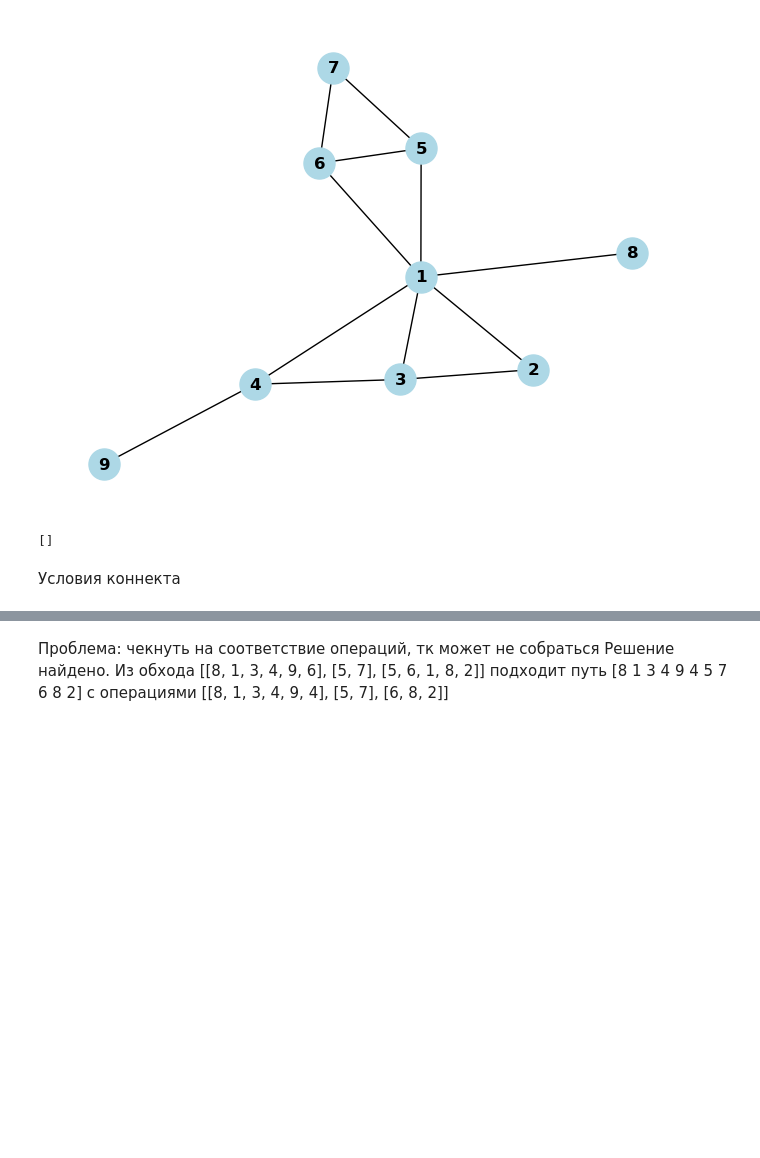
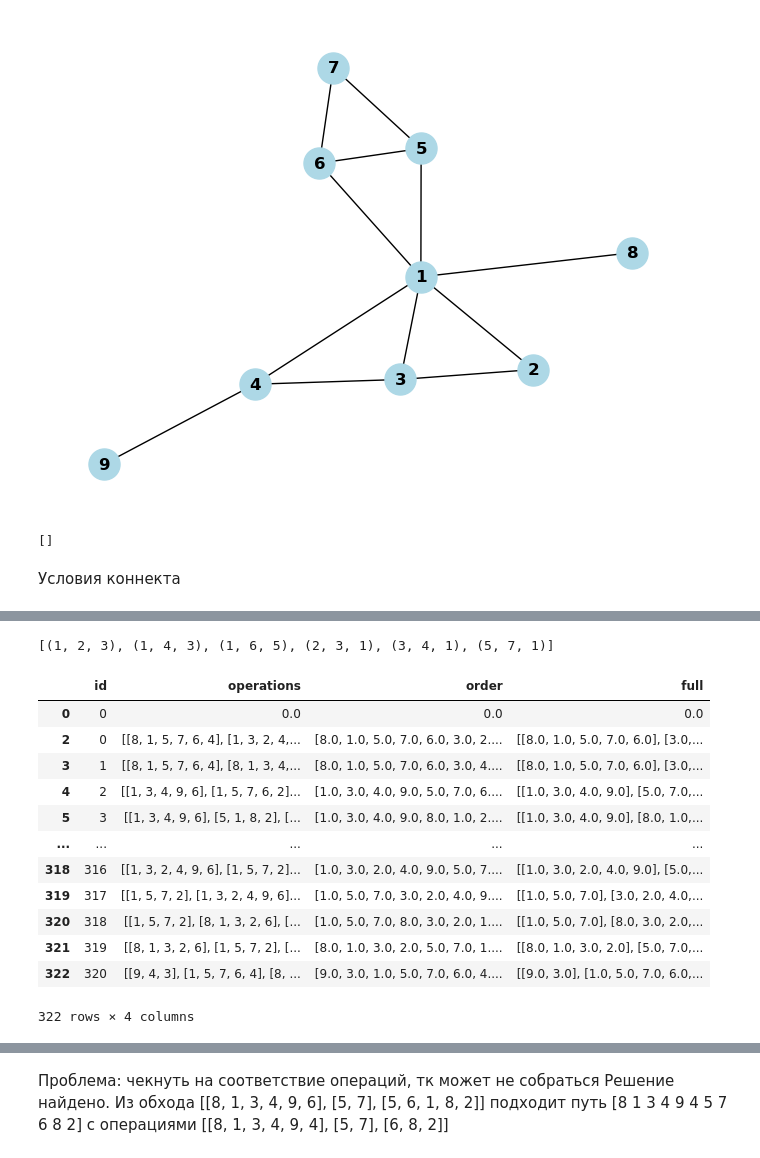
Before and after one commit to Xbostick/graph_analyzer, a Jupyter notebook: graph_analiser_v2.ipynb, the cells around one changed output, grey strips where cells are left out. Drawn from its saved outputs; the diff is of its cells as text; code cells hidden in the pictures; blank space fills up the shorter version.

```diff
--- a/graph_analiser_v2.ipynb
+++ b/graph_analiser_v2.ipynb
@@ -386,0 +607,4 @@ array([ 0,  4,  0,  3,  5,  6,  7,  0,  7,  8,  7,  0,  2,  9, 10,  1,  7])
+# %%
+restrictions
+# %% [output]
+[(1, 2, 3), (1, 4, 3), (1, 6, 5), (2, 3, 1), (3, 4, 1), (5, 7, 1)]
@@ -386,0 +613,16 @@ array([ 0,  4,  0,  3,  5,  6,  7,  0,  7,  8,  7,  0,  2,  9, 10,  1,  7])
+# %%
+solutions
+# %% [output]
+|  | id | operations | order | full |
+| 0 | 0 | 0.0 | 0.0 | 0.0 |
+| 2 | 0 | [[8, 1, 5, 7, 6, 4], [1, 3, 2, 4,... | [8.0, 1.0, 5.0, 7.0, 6.0, 3.0, 2.... | [[8.0, 1.0, 5.0, 7.0, 6.0], [3.0,... |
+| 3 | 1 | [[8, 1, 5, 7, 6, 4], [8, 1, 3, 4,... | [8.0, 1.0, 5.0, 7.0, 6.0, 3.0, 4.... | [[8.0, 1.0, 5.0, 7.0, 6.0], [3.0,... |
+| 4 | 2 | [[1, 3, 4, 9, 6], [1, 5, 7, 6, 2]... | [1.0, 3.0, 4.0, 9.0, 5.0, 7.0, 6.... | [[1.0, 3.0, 4.0, 9.0], [5.0, 7.0,... |
+| 5 | 3 | [[1, 3, 4, 9, 6], [5, 1, 8, 2], [... | [1.0, 3.0, 4.0, 9.0, 8.0, 1.0, 2.... | [[1.0, 3.0, 4.0, 9.0], [8.0, 1.0,... |
+| ... | ... | ... | ... | ... |
+| 318 | 316 | [[1, 3, 2, 4, 9, 6], [1, 5, 7, 2]... | [1.0, 3.0, 2.0, 4.0, 9.0, 5.0, 7.... | [[1.0, 3.0, 2.0, 4.0, 9.0], [5.0,... |
+| 319 | 317 | [[1, 5, 7, 2], [1, 3, 2, 4, 9, 6]... | [1.0, 5.0, 7.0, 3.0, 2.0, 4.0, 9.... | [[1.0, 5.0, 7.0], [3.0, 2.0, 4.0,... |
+| 320 | 318 | [[1, 5, 7, 2], [8, 1, 3, 2, 6], [... | [1.0, 5.0, 7.0, 8.0, 3.0, 2.0, 1.... | [[1.0, 5.0, 7.0], [8.0, 3.0, 2.0,... |
+| 321 | 319 | [[8, 1, 3, 2, 6], [1, 5, 7, 2], [... | [8.0, 1.0, 3.0, 2.0, 5.0, 7.0, 1.... | [[8.0, 1.0, 3.0, 2.0], [5.0, 7.0,... |
+| 322 | 320 | [[9, 4, 3], [1, 5, 7, 6, 4], [8, ... | [9.0, 3.0, 1.0, 5.0, 7.0, 6.0, 4.... | [[9.0, 3.0], [1.0, 5.0, 7.0, 6.0,... |
+322 rows × 4 columns
```
Also changed, not shown: parts of 96 cells of this notebook, 3 other files.
